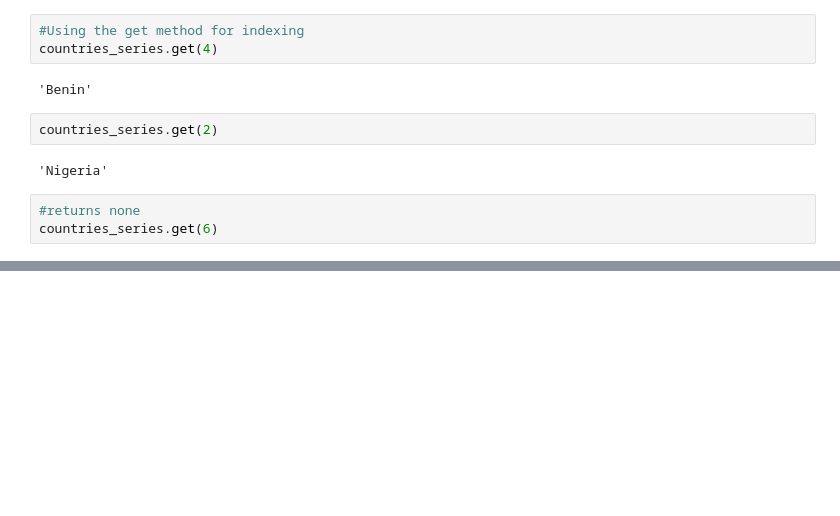
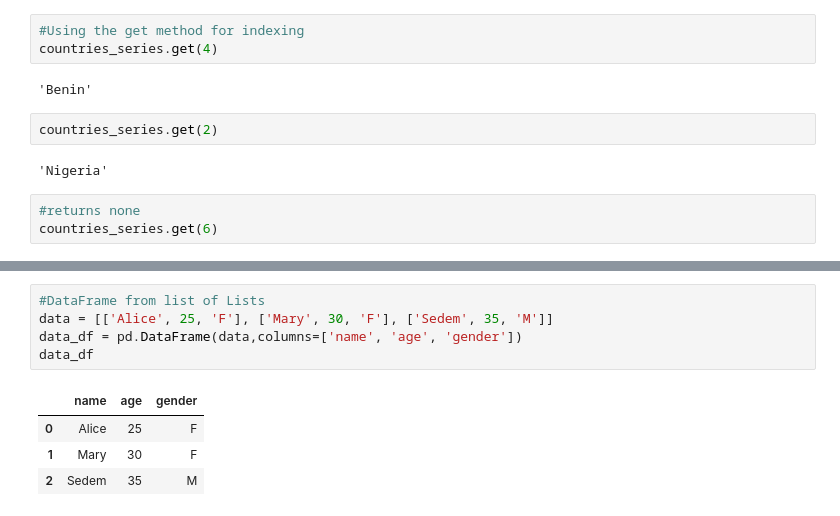
Before and after one commit to Selasi3/Data_Science_With_Python, a Jupyter notebook: Python Programming/pandas_course.ipynb, the cells around one changed output, grey strips where cells are left out. Cells and saved outputs as stored; diff of their text form; blank space fills up the shorter version.

```diff
--- a/Python Programming/pandas_course.ipynb
+++ b/Python Programming/pandas_course.ipynb
@@ -213,0 +340,10 @@ countries_series.get(6)
+# %%
+#DataFrame from list of Lists
+data = [['Alice', 25, 'F'], ['Mary', 30, 'F'], ['Sedem', 35, 'M']]
+data_df = pd.DataFrame(data,columns=['name', 'age', 'gender'])
+data_df
+# %% [output]
+|  | name | age | gender |
+| 0 | Alice | 25 | F |
+| 1 | Mary | 30 | F |
+| 2 | Sedem | 35 | M |
```
Also changed, not shown: parts of 52 cells of this notebook.
